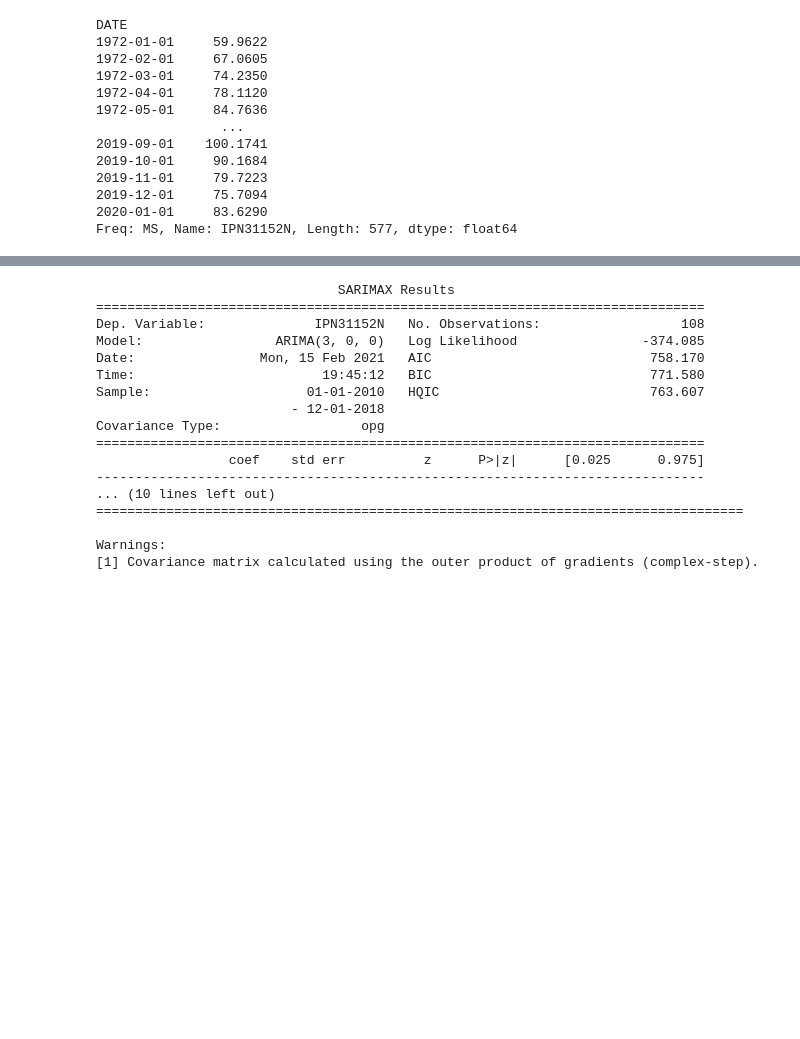
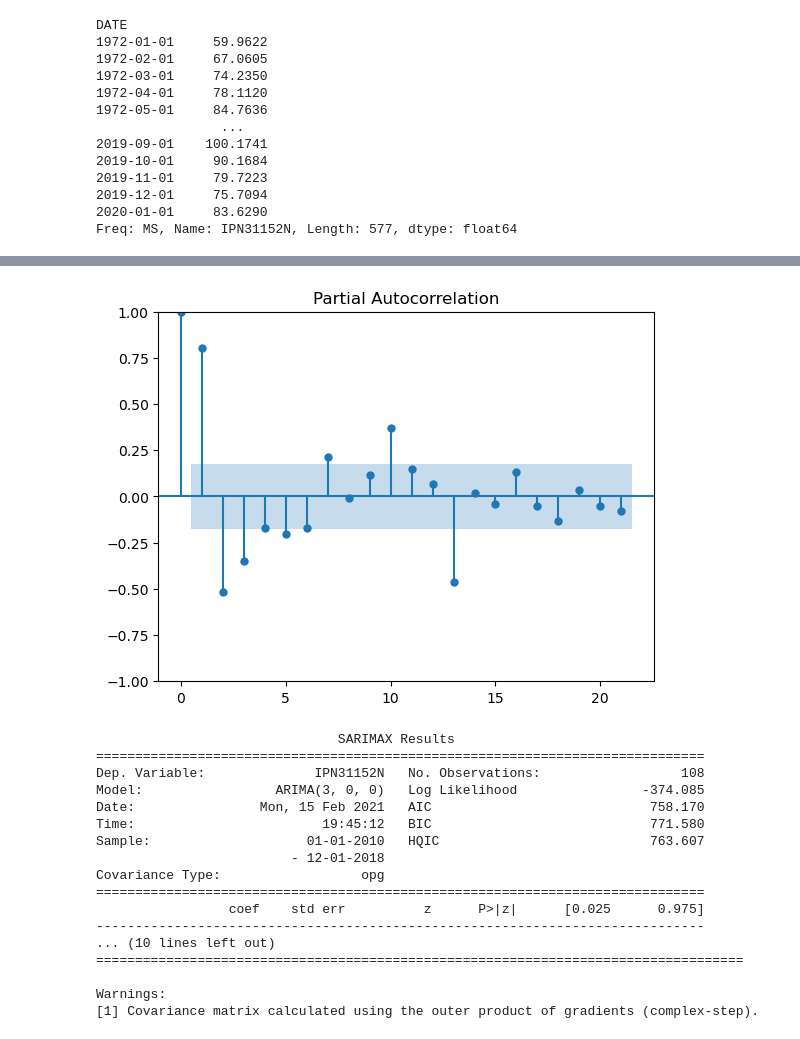
Before and after one commit to arjunc12/cmpinf2120-notebooks, a Jupyter notebook: Time-Series-Analysis/autoregression.ipynb, the cells around one changed output, grey strips where cells are left out. Drawn from its saved outputs; the diff is of its cells as text; code cells hidden in the pictures; blank space fills up the shorter version.

```diff
--- a/Time-Series-Analysis/autoregression.ipynb
+++ b/Time-Series-Analysis/autoregression.ipynb
@@ -62,3 +56,7 @@ pacf_plot = plot_pacf(production_ice_cream)
+# %%
+plot_pacf(production_ice_cream, method='ywm')
+# %% [output]
+[figure, added]
 # %%
 train_end = datetime(2018, 12, 1)
 test_end = datetime(2019, 12, 1)
```
Also changed, not shown: parts of 3 cells of this notebook, 7 other files.
